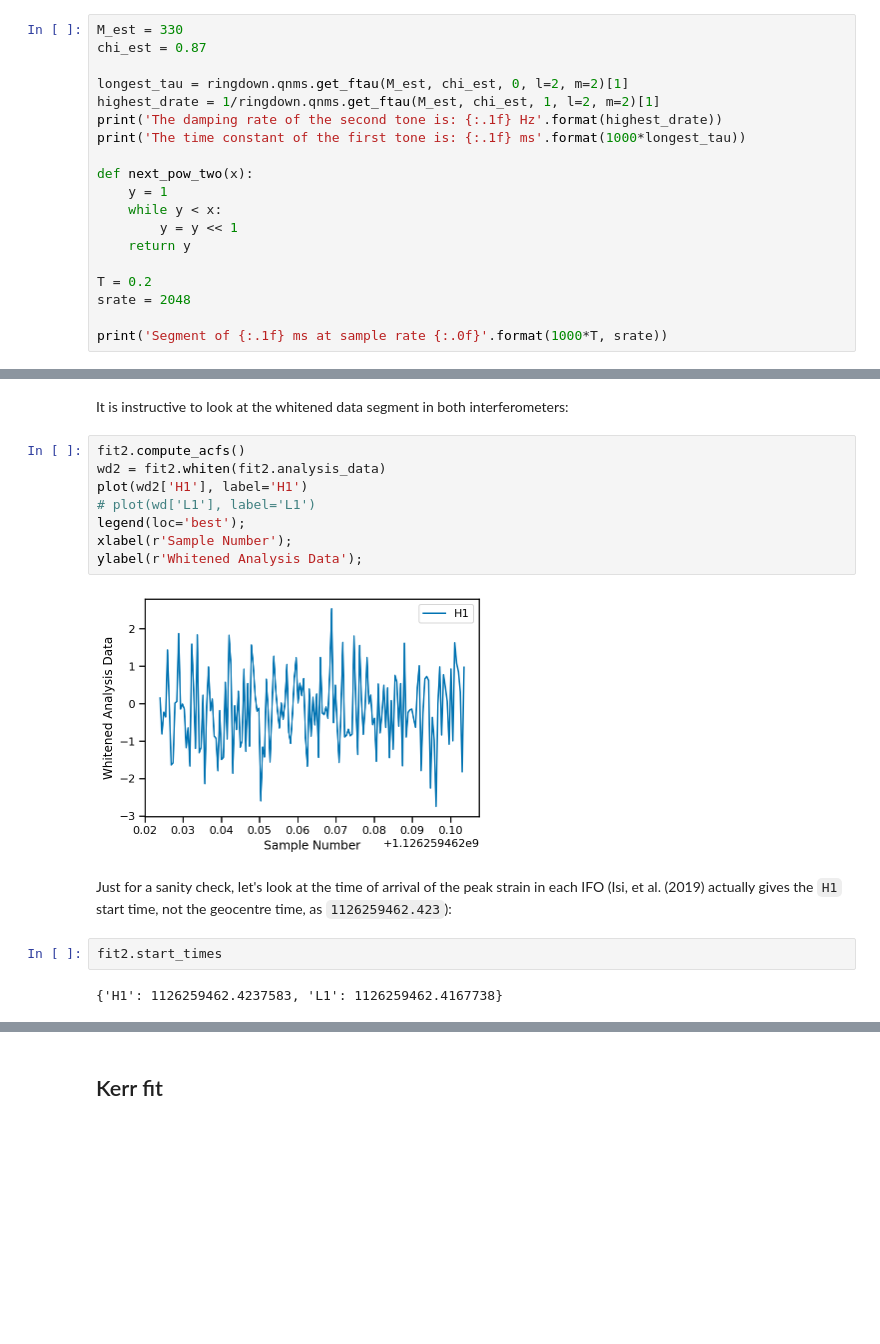
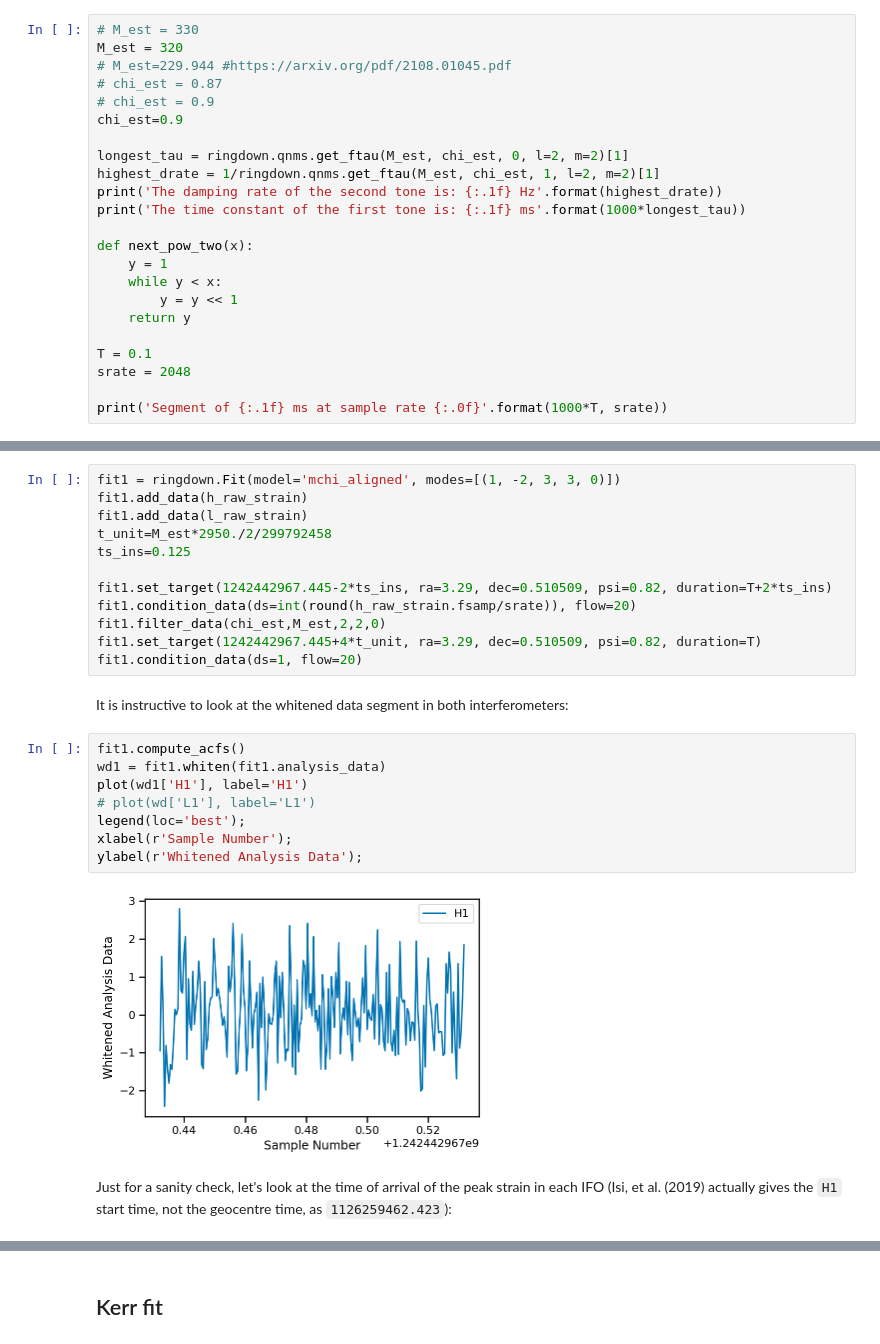
Before and after one commit to Sizheng-Ma/ringdown, a Jupyter notebook: docs/examples/GW190521/GW190521_circular_single.ipynb, the cells around one changed output, grey strips where cells are left out. Drawn from its saved outputs; the diff is of its cells as text; blank space fills up the shorter version.

```diff
--- a/docs/examples/GW190521/GW190521_circular_single.ipynb
+++ b/docs/examples/GW190521/GW190521_circular_single.ipynb
@@ -78,8 +78,12 @@ legend(loc='best');
 # %% [markdown]
 Because the cost of our analysis scales as $N^2$ for a data segment of $N$ samples, and because the noise in LIGO combined with the finite bandwidth of ringdown modes means that the data are uninformative at both very low and very high frequencies, we can bandpass the data, downsample considerably (to eliminate high-frequency content), and truncate to a short data segment (to eliminate low frequency content)---rhe `condition_data` method below accomplishes this. We will downsample to a sample rate of 2048 Hz, and a segment length of $\sim 0.2\, \mathrm{s}$.  We choose this duration based on the impulse response of the noise whitening filter, which is of order $\sim 0.2\, \mathrm{s}$. (See `GW150914.ipynb` for further exposition.)
 # %%
-M_est = 330
-chi_est = 0.87
+# M_est = 330
+M_est = 320
+# M_est=229.944 #https://arxiv.org/pdf/2108.01045.pdf
+# chi_est = 0.87
+# chi_est = 0.9
+chi_est=0.9
 
 longest_tau = ringdown.qnms.get_ftau(M_est, chi_est, 0, l=2, m=2)[1]
 highest_drate = 1/ringdown.qnms.get_ftau(M_est, chi_est, 1, l=2, m=2)[1]
@@ -92,7 +96,7 @@ def next_pow_two(x):
         y = y << 1
     return y
 
-T = 0.2
+T = 0.1
 srate = 2048
 
 print('Segment of {:.1f} ms at sample rate {:.0f}'.format(1000*T, srate))
@@ -138,18 +124,26 @@ ValueError: mchi_aligned model only accepts l=m=2 modes
+# %%
+fit1 = ringdown.Fit(model='mchi_aligned', modes=[(1, -2, 3, 3, 0)])
+fit1.add_data(h_raw_strain)
+fit1.add_data(l_raw_strain)
+t_unit=M_est*2950./2/299792458
+ts_ins=0.125
+
+fit1.set_target(1242442967.445-2*ts_ins, ra=3.29, dec=0.510509, psi=0.82, duration=T+2*ts_ins)
+fit1.condition_data(ds=int(round(h_raw_strain.fsamp/srate)), flow=20)
+fit1.filter_data(chi_est,M_est,2,2,0)
+fit1.set_target(1242442967.445+4*t_unit, ra=3.29, dec=0.510509, psi=0.82, duration=T)
+fit1.condition_data(ds=1, flow=20)
 # %% [markdown]
 It is instructive to look at the whitened data segment in both interferometers:
-# %%
-fit2.compute_acfs()
-wd2 = fit2.whiten(fit2.analysis_data)
-plot(wd2['H1'], label='H1')
-# plot(wd['L1'], label='L1')
-legend(loc='best');
-xlabel(r'Sample Number');
-ylabel(r'Whitened Analysis Data');
-# %% [output]
-[figure, removed]
+# %%
+fit1.compute_acfs()
+wd1 = fit1.whiten(fit1.analysis_data)
+plot(wd1['H1'], label='H1')
+# plot(wd['L1'], label='L1')
+legend(loc='best');
+xlabel(r'Sample Number');
+ylabel(r'Whitened Analysis Data');
+# %% [output]
+[figure, added]
 # %% [markdown]
 Just for a sanity check, let's look at the time of arrival of the peak strain in each IFO (Isi, et al. (2019) actually gives the `H1` start time, not the geocentre time, as `1126259462.423`):
-# %%
-fit2.start_times
-# %% [output]
-{'H1': 1126259462.4237583, 'L1': 1126259462.4167738}
```
Also changed, not shown: parts of 34 cells of this notebook, 3 other files.
